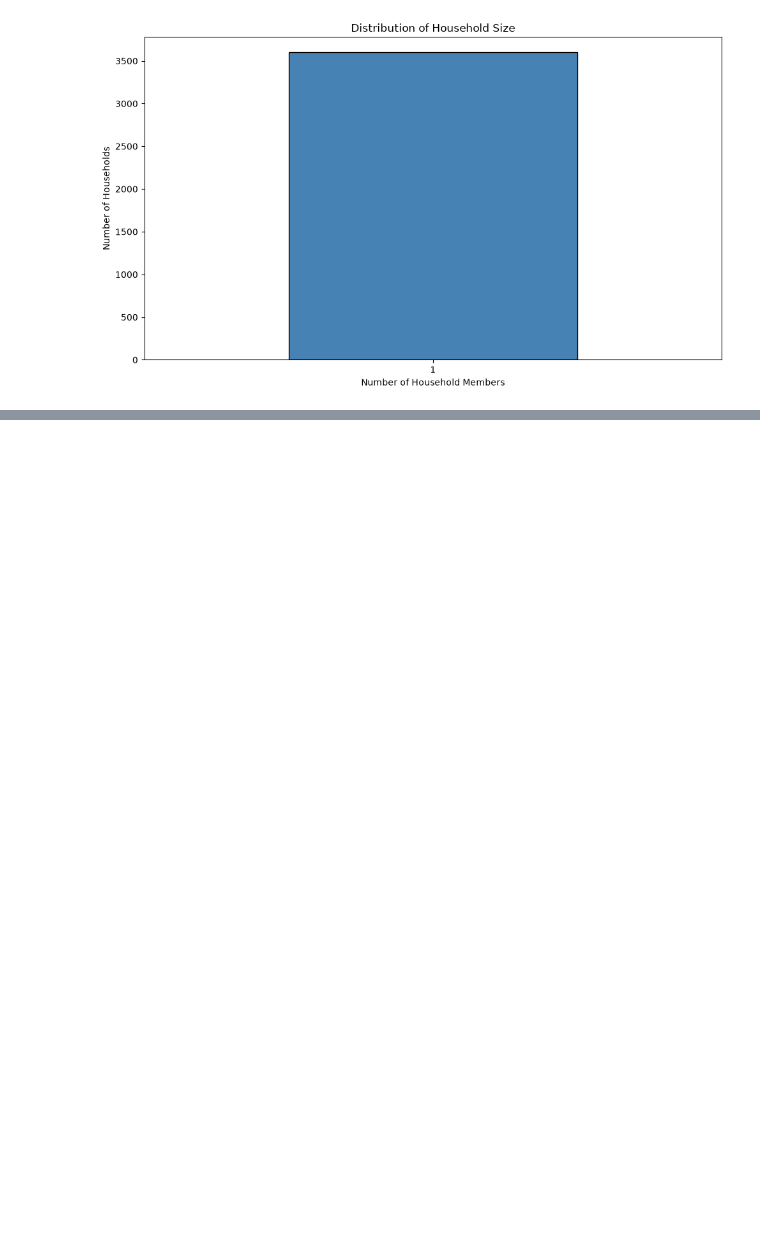
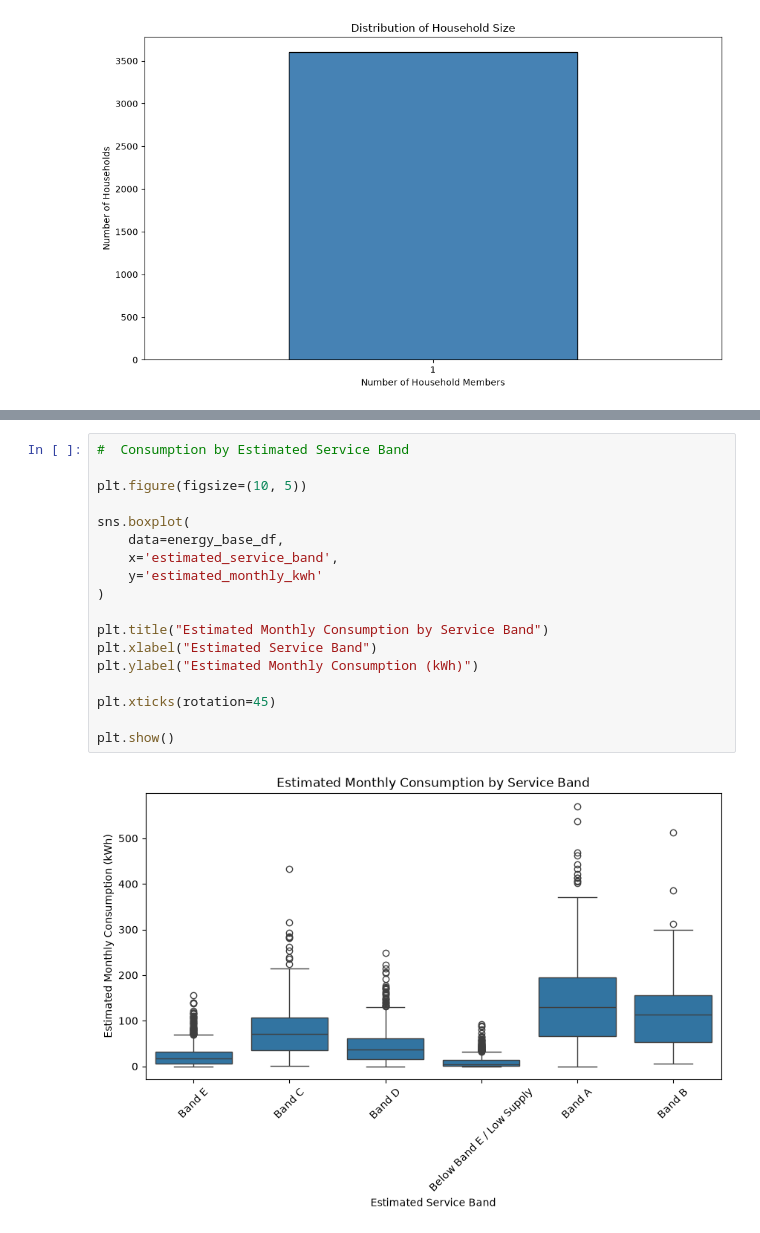
Before and after one commit to Paddyrey/TechCrush-Capstone-Group-11-Project, a Jupyter notebook: notebooks/Data_preparation.ipynb, the cells around one changed output, grey strips where cells are left out. Drawn from its saved outputs; the diff is of its cells as text; blank space fills up the shorter version.

Commit message:
Data Arrangement and Data Cleaning Carried out by Patrick

```diff
--- a/notebooks/Data_preparation.ipynb
+++ b/notebooks/Data_preparation.ipynb
@@ -292,0 +1022,20 @@ Name: count, dtype: int64
+# %%
+#  Consumption by Estimated Service Band
+
+plt.figure(figsize=(10, 5))
+
+sns.boxplot(
+    data=energy_base_df,
+    x='estimated_service_band',
+    y='estimated_monthly_kwh'
+)
+
+plt.title("Estimated Monthly Consumption by Service Band")
+plt.xlabel("Estimated Service Band")
+plt.ylabel("Estimated Monthly Consumption (kWh)")
+
+plt.xticks(rotation=45)
+
+plt.show()
+# %% [output]
+[figure, added]
```
Also changed, not shown: parts of 41 cells of this notebook.
